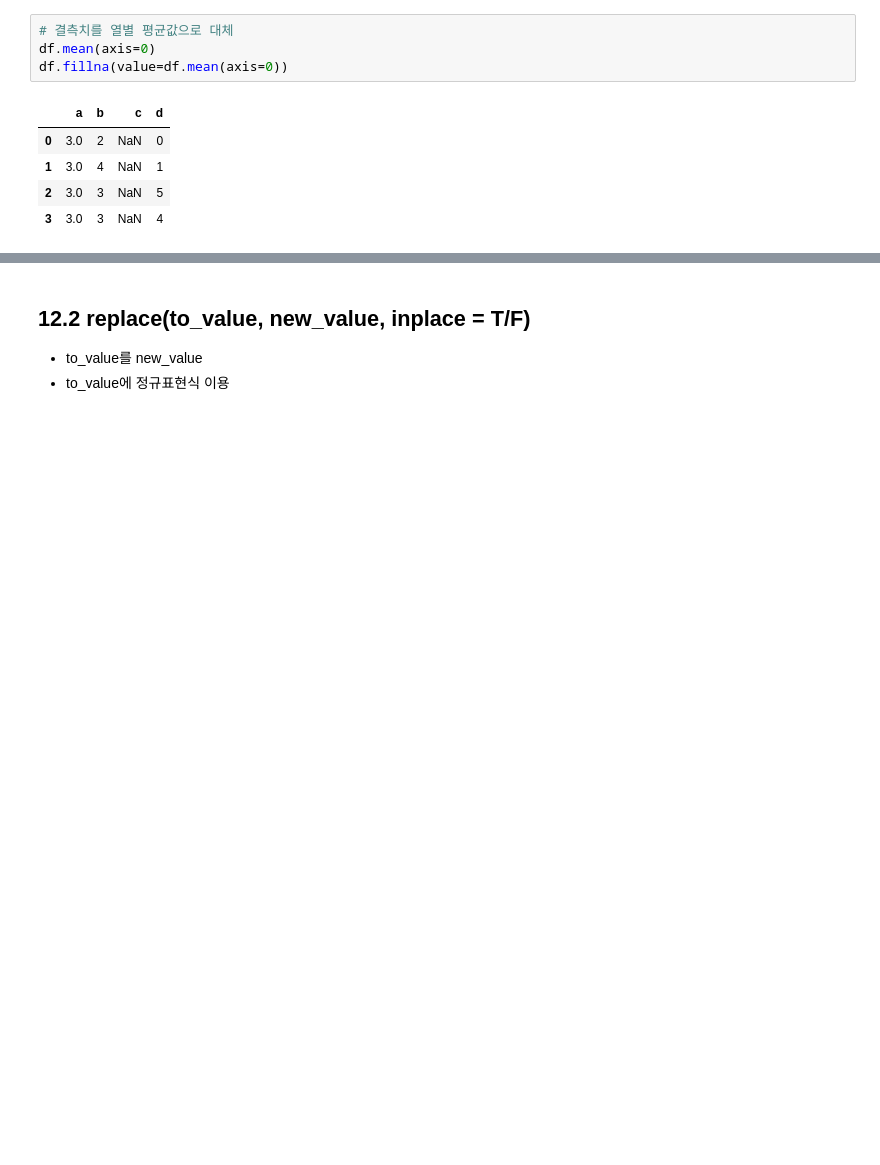
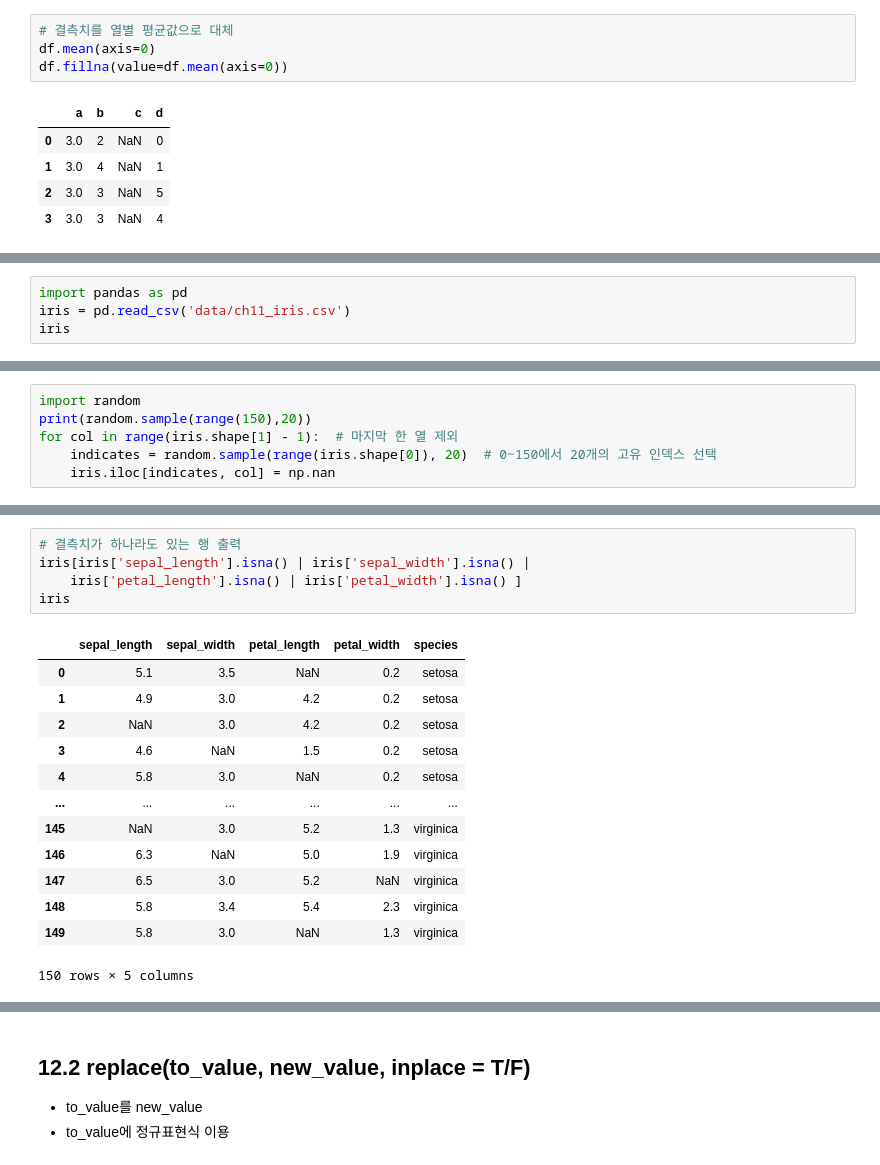
Before and after one commit to gulbiworker/Ai_x, a Jupyter notebook: source/01_python/ch_11 데이터프레임과 시리즈.ipynb, the cells around one changed output, grey strips where cells are left out. Cells and saved outputs as stored; diff of their text form; blank space fills up the shorter version.

```diff
--- a/source/01_python/ch_11 데이터프레임과 시리즈.ipynb
+++ b/source/01_python/ch_11 데이터프레임과 시리즈.ipynb
@@ -2737,0 +2743,4 @@ df.fillna(value=df.mean(axis=0))
+# %%
+import pandas as pd
+iris = pd.read_csv('data/ch11_iris.csv')
+iris
@@ -2737,0 +2763,6 @@ df.fillna(value=df.mean(axis=0))
+# %%
+import random
+print(random.sample(range(150),20))
+for col in range(iris.shape[1] - 1):  # 마지막 한 열 제외
+    indicates = random.sample(range(iris.shape[0]), 20)  # 0~150에서 20개의 고유 인덱스 선택
+    iris.iloc[indicates, col] = np.nan
@@ -2737,0 +2796,19 @@ df.fillna(value=df.mean(axis=0))
+# %%
+# 결측치가 하나라도 있는 행 출력
+iris[iris['sepal_length'].isna() | iris['sepal_width'].isna() |
+    iris['petal_length'].isna() | iris['petal_width'].isna() ]
+iris
+# %% [output]
+|  | sepal_length | sepal_width | petal_length | petal_width | species |
+| 0 | 5.1 | 3.5 | NaN | 0.2 | setosa |
+| 1 | 4.9 | 3.0 | 4.2 | 0.2 | setosa |
+| 2 | NaN | 3.0 | 4.2 | 0.2 | setosa |
+| 3 | 4.6 | NaN | 1.5 | 0.2 | setosa |
+| 4 | 5.8 | 3.0 | NaN | 0.2 | setosa |
+| ... | ... | ... | ... | ... | ... |
+| 145 | NaN | 3.0 | 5.2 | 1.3 | virginica |
+| 146 | 6.3 | NaN | 5.0 | 1.9 | virginica |
+| 147 | 6.5 | 3.0 | 5.2 | NaN | virginica |
+| 148 | 5.8 | 3.4 | 5.4 | 2.3 | virginica |
+| 149 | 5.8 | 3.0 | NaN | 1.3 | virginica |
+150 rows × 5 columns
```
Also changed, not shown: parts of 51 cells of this notebook, 2 other files.
